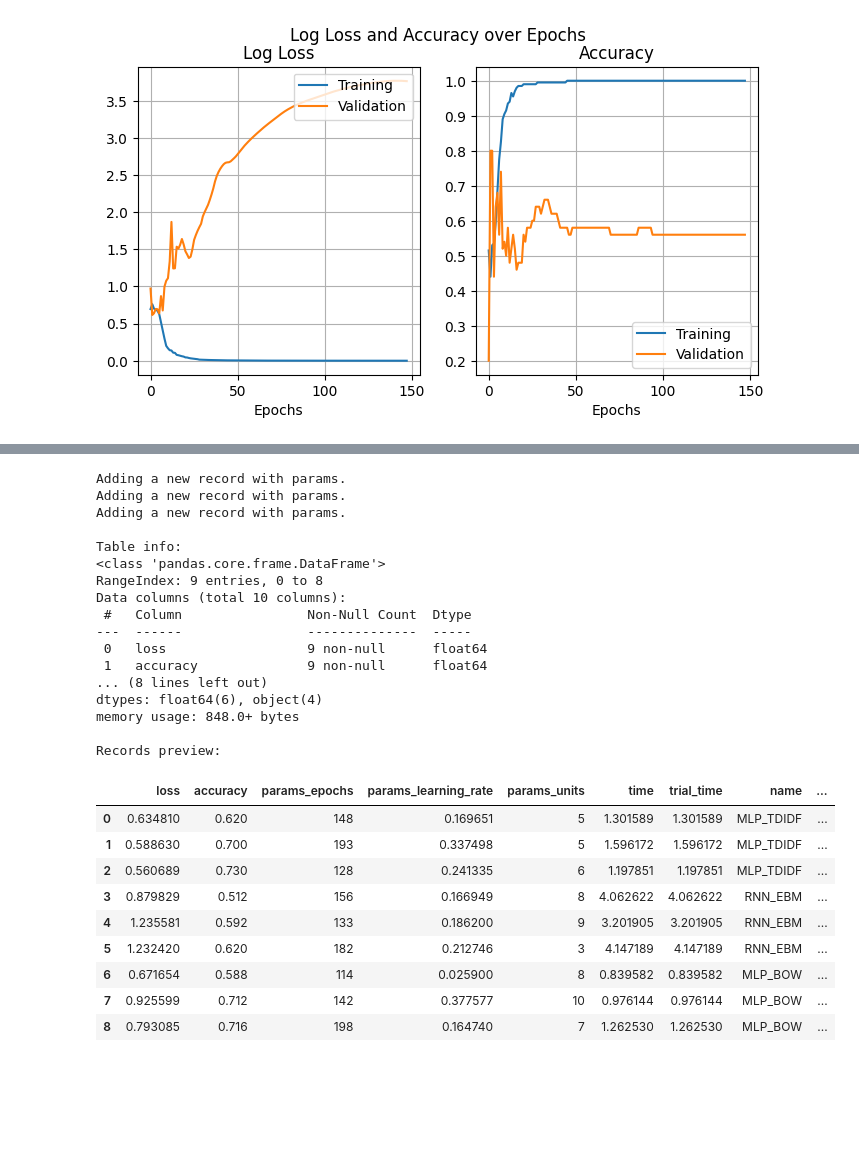
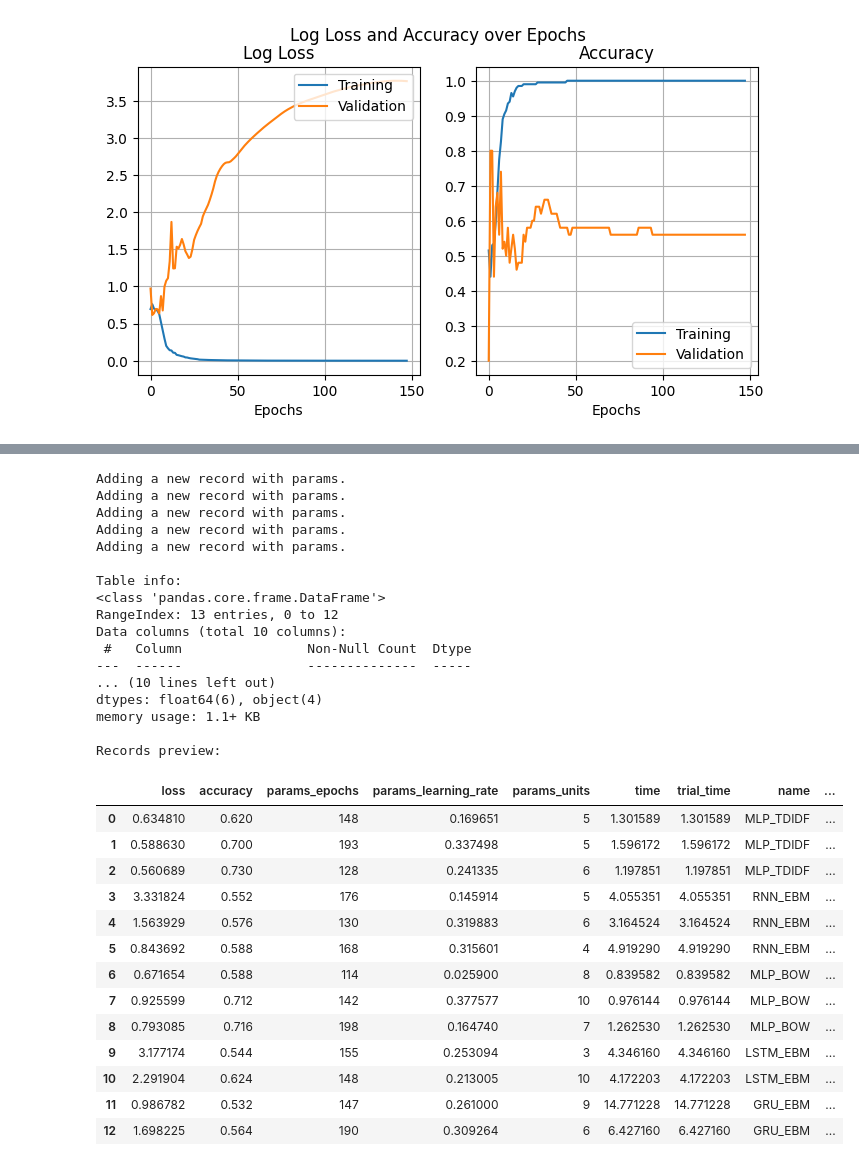
Before and after one commit to aleksKaluski/neural_network_comparision, a Jupyter notebook: main.ipynb, the cells around one changed output, grey strips where cells are left out. Saved outputs shown, nothing was run; the diff lists cells and outputs as text; code cells hidden in the pictures; blank space fills up the shorter version.

```diff
--- a/preprocessing.ipynb
+++ b/main.ipynb
@@ -388,0 +419,5 @@ Epoch 148/148
+# %%
+"""
+2.5) GRU with embedding encoding
+"""
+gru_emb_params = rnn.find_best_rnn(X_train_EBM, Y_train_EBM, X_test_EBM, Y_test_EBM, n_trials=2, rnn_type="GRU")
@@ -460,37 +632,43 @@ Top 3 best accuracies:
 # %%
 all = tb.All_trials_table()
 all.add_record(mlp_tdidf_params)
 all.add_record(rnn_emb_params)
 all.add_record(mlp_bow_params)
+all.add_record(lstm_emb_params)
+all.add_record(gru_emb_params)
 all.show(tabulate_view=False)
 # %% [output]
+Adding a new record with params.
+Adding a new record with params.
 Adding a new record with params.
 Adding a new record with params.
 Adding a new record with params.
 
 Table info:
 <class 'pandas.core.frame.DataFrame'>
-RangeIndex: 9 entries, 0 to 8
+RangeIndex: 13 entries, 0 to 12
 Data columns (total 10 columns):
  #   Column                Non-Null Count  Dtype
 ---  ------                --------------  -----
- 0   loss                  9 non-null      float64
- 1   accuracy              9 non-null      float64
-... (8 lines left out)
+... (10 lines left out)
 dtypes: float64(6), object(4)
-memory usage: 848.0+ bytes
+memory usage: 1.1+ KB
 
 Records preview:
 |  | loss | accuracy | params_epochs | params_learning_rate | params_units | time | trial_time | name | ... |
 | 0 | 0.634810 | 0.620 | 148 | 0.169651 | 5 | 1.301589 | 1.301589 | MLP_TDIDF | ... |
 | 1 | 0.588630 | 0.700 | 193 | 0.337498 | 5 | 1.596172 | 1.596172 | MLP_TDIDF | ... |
 | 2 | 0.560689 | 0.730 | 128 | 0.241335 | 6 | 1.197851 | 1.197851 | MLP_TDIDF | ... |
-| 3 | 0.879829 | 0.512 | 156 | 0.166949 | 8 | 4.062622 | 4.062622 | RNN_EBM | ... |
-| 4 | 1.235581 | 0.592 | 133 | 0.186200 | 9 | 3.201905 | 3.201905 | RNN_EBM | ... |
-| 5 | 1.232420 | 0.620 | 182 | 0.212746 | 3 | 4.147189 | 4.147189 | RNN_EBM | ... |
+| 3 | 3.331824 | 0.552 | 176 | 0.145914 | 5 | 4.055351 | 4.055351 | RNN_EBM | ... |
+| 4 | 1.563929 | 0.576 | 130 | 0.319883 | 6 | 3.164524 | 3.164524 | RNN_EBM | ... |
+| 5 | 0.843692 | 0.588 | 168 | 0.315601 | 4 | 4.919290 | 4.919290 | RNN_EBM | ... |
 | 6 | 0.671654 | 0.588 | 114 | 0.025900 | 8 | 0.839582 | 0.839582 | MLP_BOW | ... |
 | 7 | 0.925599 | 0.712 | 142 | 0.377577 | 10 | 0.976144 | 0.976144 | MLP_BOW | ... |
 | 8 | 0.793085 | 0.716 | 198 | 0.164740 | 7 | 1.262530 | 1.262530 | MLP_BOW | ... |
+| 9 | 3.177174 | 0.544 | 155 | 0.253094 | 3 | 4.346160 | 4.346160 | LSTM_EBM | ... |
+| 10 | 2.291904 | 0.624 | 148 | 0.213005 | 10 | 4.172203 | 4.172203 | LSTM_EBM | ... |
+| 11 | 0.986782 | 0.532 | 147 | 0.261000 | 9 | 14.771228 | 14.771228 | GRU_EBM | ... |
+| 12 | 1.698225 | 0.564 | 190 | 0.309264 | 6 | 6.427160 | 6.427160 | GRU_EBM | ... |
 # %%
 all.plot_time_complexity()
 # %% [output]
```
Also changed, not shown: parts of 13 cells of this notebook, 4 other files.
